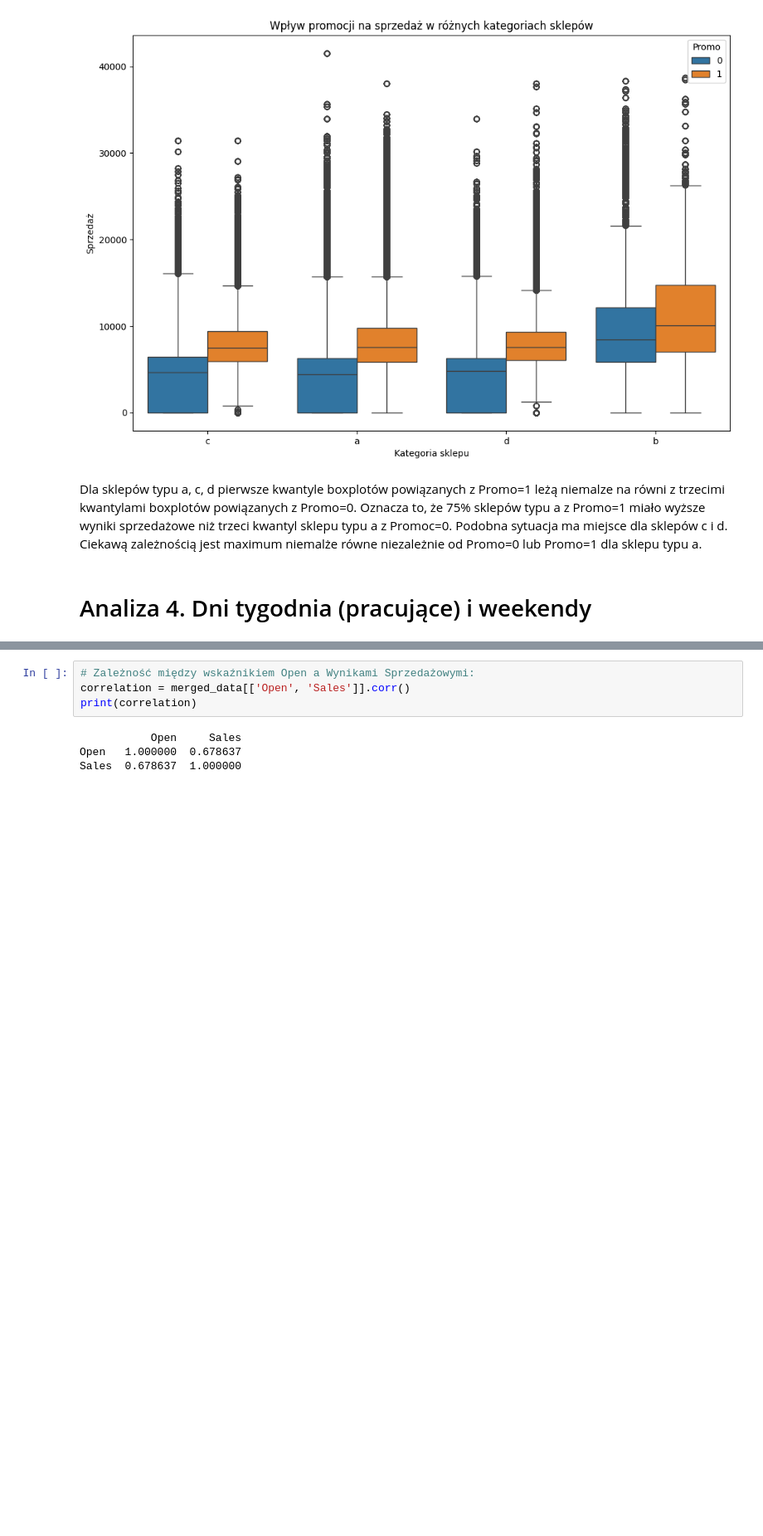
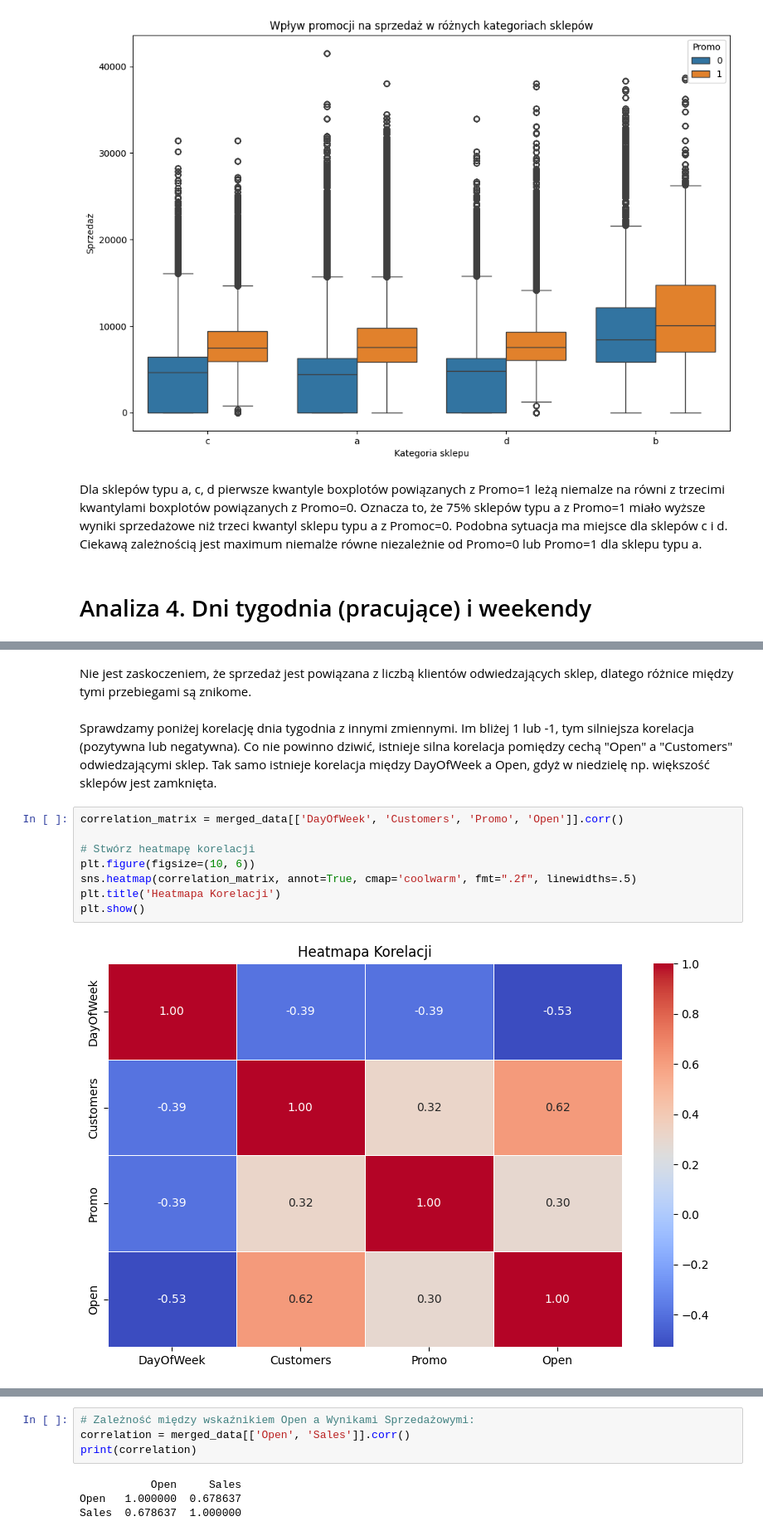
Before and after one commit to AgniechaP/EAD_project_1, a Jupyter notebook: blok_2/projekt_blok_2.ipynb, the cells around one changed output, grey strips where cells are left out. Shown at 83% size. Cells and saved outputs as stored; diff of their text form; blank space fills up the shorter version.

```diff
--- a/blok_2/projekt_blok_2.ipynb
+++ b/blok_2/projekt_blok_2.ipynb
@@ -759,0 +773,14 @@ weekend_data = merged_data[merged_data['WeekdayType'] == 'Weekend']
+# %% [markdown]
+Nie jest zaskoczeniem, że sprzedaż jest powiązana z liczbą klientów odwiedzających sklep, dlatego różnice między tymi przebiegami są znikome.
+# %% [markdown]
+Sprawdzamy poniżej korelację dnia tygodnia z innymi zmiennymi. Im bliżej 1 lub -1, tym silniejsza korelacja (pozytywna lub negatywna). Co nie powinno dziwić, istnieje silna korelacja pomiędzy cechą "Open" a "Customers" odwiedzającymi sklep. Tak samo istnieje korelacja między DayOfWeek a Open, gdyż w niedzielę np. większość sklepów jest zamknięta.
+# %%
+correlation_matrix = merged_data[['DayOfWeek', 'Customers', 'Promo', 'Open']].corr()
+
+# Stwórz heatmapę korelacji
+plt.figure(figsize=(10, 6))
+sns.heatmap(correlation_matrix, annot=True, cmap='coolwarm', fmt=".2f", linewidths=.5)
+plt.title('Heatmapa Korelacji')
+plt.show()
+# %% [output]
+[figure, added]
```
Also changed, not shown: parts of 9 cells of this notebook.
